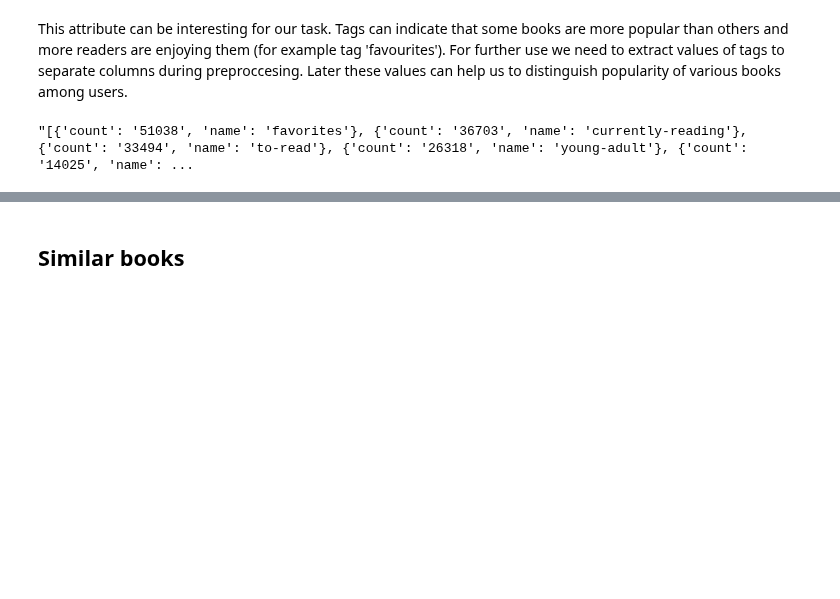
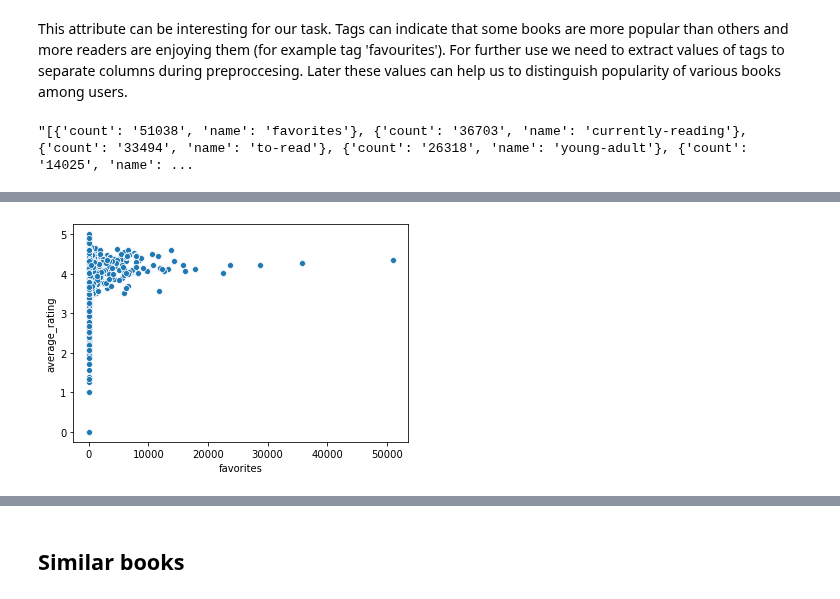
Before and after one commit to Pomichal/oznal-project, a Jupyter notebook: notebooks/DataAnalysis.ipynb, the cells around one changed output, grey strips where cells are left out. Cells and saved outputs as stored; diff of their text form; code cells hidden in the pictures; blank space fills up the shorter version.

```diff
--- a/notebooks/DataAnalysis.ipynb
+++ b/notebooks/DataAnalysis.ipynb
@@ -305,0 +355,4 @@ The (average) popularity of authors book may indicate the possible rating of a n
+# %%
+ax = sns.scatterplot(x="favorites", y="average_rating", data=books)
+# %% [output]
+[figure, added]
```
Also changed, not shown: parts of 44 cells of this notebook, 2 other files.
